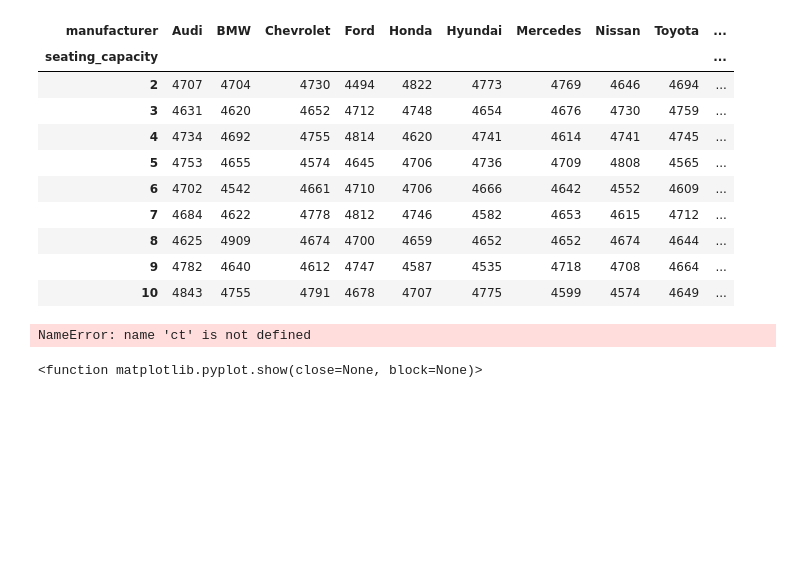
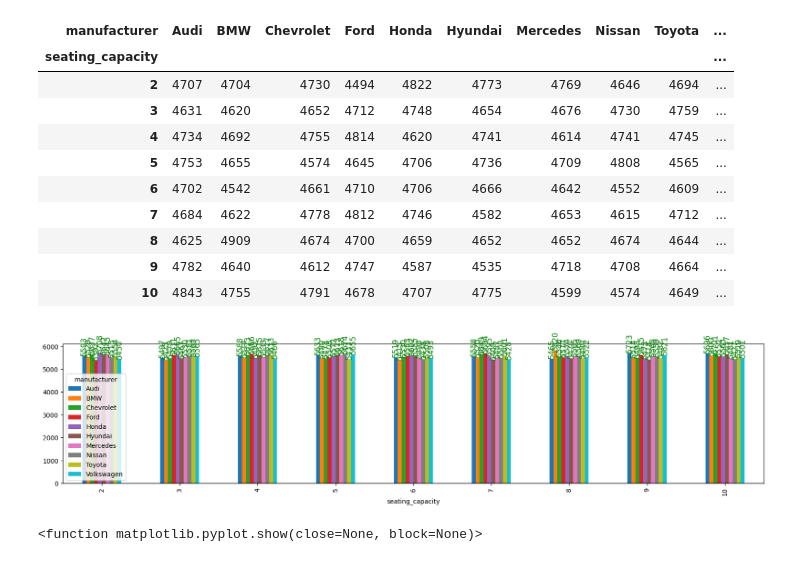
Before and after one commit to Inezariane/Machine-Learning, a Jupyter notebook: Datasets.ipynb, the cells around one changed output. Cells and saved outputs as stored; diff of their text form; code cells hidden in the pictures; blank space fills up the shorter version.

```diff
--- a/Datasets.ipynb
+++ b/Datasets.ipynb
@@ -357,15 +358,15 @@ pd.crosstab(ct.seating_capacity, ct.manufacturer)
 | 10 | 4843 | 4755 | 4791 | 4678 | 4707 | 4775 | 4599 | 4574 | 4649 | ... |
 # %%
 
-ax = pd.crosstab(ct.seating_capacity, ct.manufacturer).plot(kind="bar", figsize = (20,4));
+ax = pd.crosstab(df.seating_capacity, df.manufacturer).plot(kind="bar", figsize = (20,4));
 
 for p in ax.patches:
     count = int(p.get_height())
     ax.annotate(f'{count}', (p.get_x() + p.get_width() / 2, count), ha='center', va='bottom', fontsize=12, color='green', rotation=90)
 
 plt.show()
 # %% [output]
-NameError: name 'ct' is not defined
+[figure, added]
 # %%
 x = df["selling_price"][:30]
 y = df["proposed_purchase_price"][:30]
```
Also changed, not shown: parts of 3 cells of this notebook, 1 other file.
